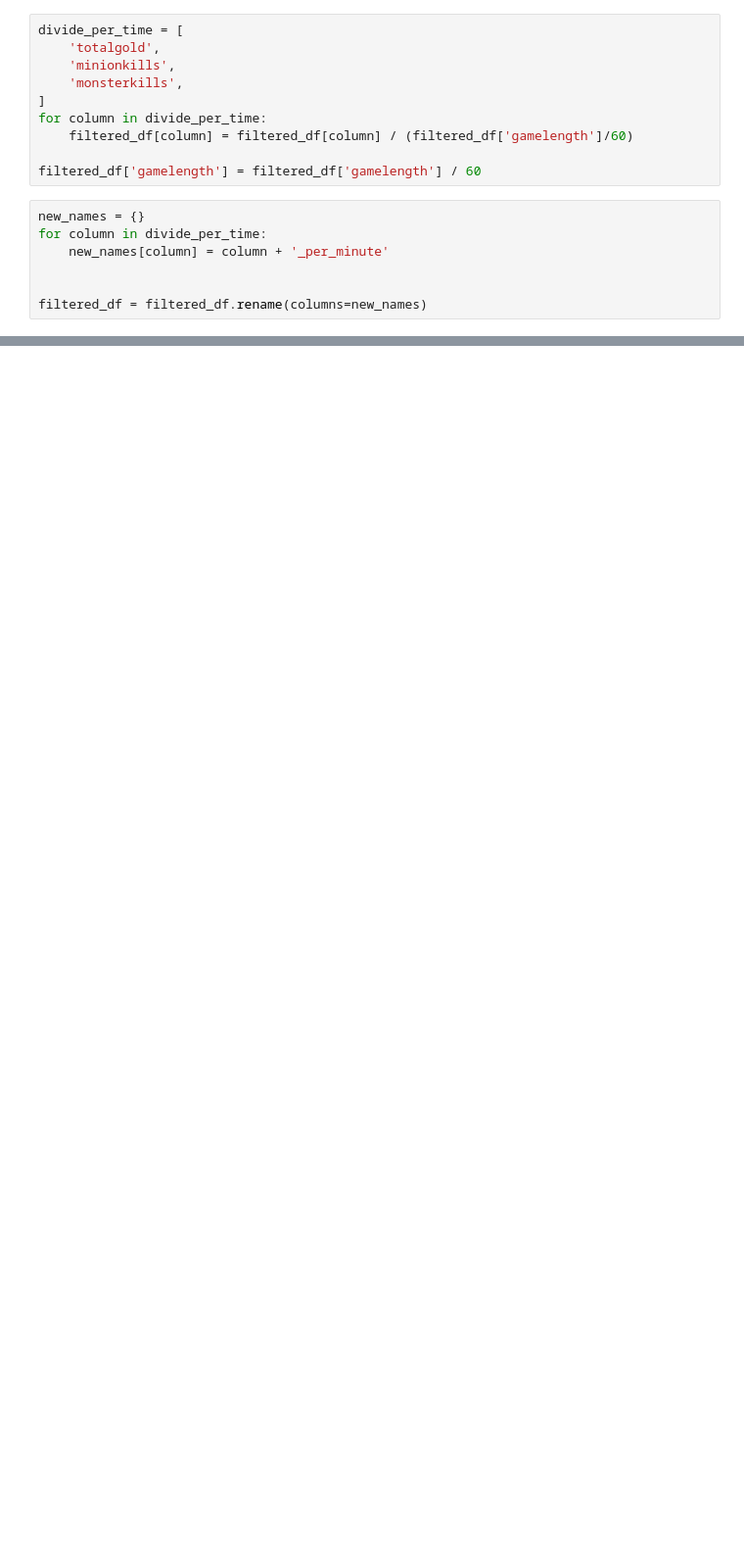
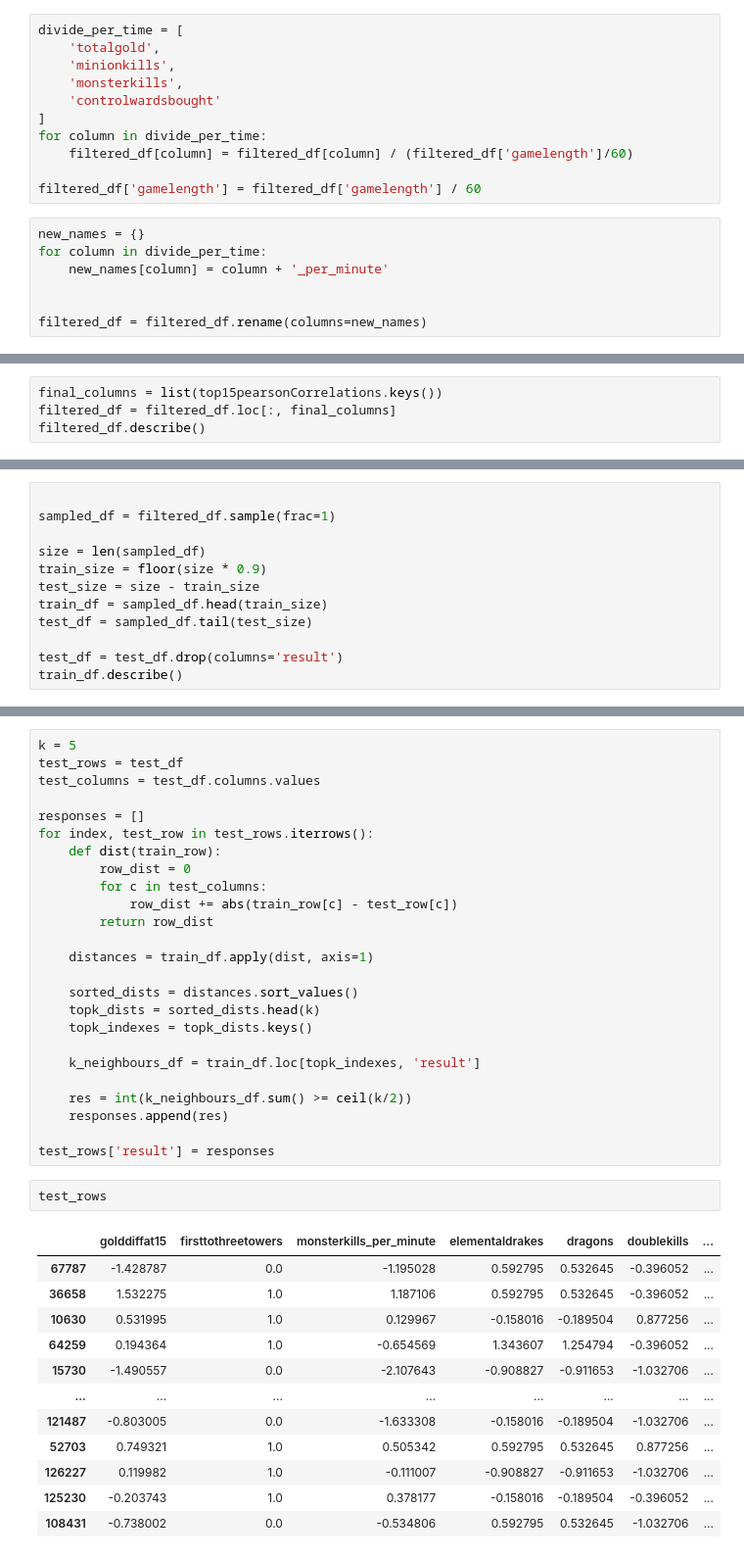
Before and after one commit to heitorfreitasferreira/UFU, a Jupyter notebook: mineracao/lol.ipynb, the cells around one changed output, grey strips where cells are left out. Shown at 98% size. Saved outputs shown, nothing was run; the diff lists cells and outputs as text; blank space fills up the shorter version.

```diff
--- a/mineracao/lol.ipynb
+++ b/mineracao/lol.ipynb
@@ -67,6 +89,7 @@ divide_per_time = [
     'totalgold',
     'minionkills',
     'monsterkills',
+    'controlwardsbought'
 ]
 for column in divide_per_time:
     filtered_df[column] = filtered_df[column] / (filtered_df['gamelength']/60)
@@ -120,0 +158,4 @@ for column in normalize_columns:
+# %%
+final_columns = list(top15pearsonCorrelations.keys())
+filtered_df = filtered_df.loc[:, final_columns]
+filtered_df.describe()
@@ -120,0 +174,12 @@ for column in normalize_columns:
+# %%
+
+sampled_df = filtered_df.sample(frac=1)
+
+size = len(sampled_df)
+train_size = floor(size * 0.9)
+test_size = size - train_size
+train_df = sampled_df.head(train_size)
+test_df = sampled_df.tail(test_size)
+
+test_df = test_df.drop(columns='result')
+train_df.describe()
@@ -120,0 +198,40 @@ for column in normalize_columns:
+# %%
+k = 5
+test_rows = test_df
+test_columns = test_df.columns.values
+
+responses = []
+for index, test_row in test_rows.iterrows():
+    def dist(train_row):
+        row_dist = 0
+        for c in test_columns:
+            row_dist += abs(train_row[c] - test_row[c])
+        return row_dist
+
+    distances = train_df.apply(dist, axis=1)
+
+    sorted_dists = distances.sort_values()
+    topk_dists = sorted_dists.head(k)
+    topk_indexes = topk_dists.keys()
+
+    k_neighbours_df = train_df.loc[topk_indexes, 'result']
+
+    res = int(k_neighbours_df.sum() >= ceil(k/2))
+    responses.append(res)
+
+test_rows['result'] = responses
+# %%
+test_rows
+# %% [output]
+|  | golddiffat15 | firsttothreetowers | monsterkills_per_minute | elementaldrakes | dragons | doublekills | ... |
+| 67787 | -1.428787 | 0.0 | -1.195028 | 0.592795 | 0.532645 | -0.396052 | ... |
+| 36658 | 1.532275 | 1.0 | 1.187106 | 0.592795 | 0.532645 | -0.396052 | ... |
+| 10630 | 0.531995 | 1.0 | 0.129967 | -0.158016 | -0.189504 | 0.877256 | ... |
+| 64259 | 0.194364 | 1.0 | -0.654569 | 1.343607 | 1.254794 | -0.396052 | ... |
+| 15730 | -1.490557 | 0.0 | -2.107643 | -0.908827 | -0.911653 | -1.032706 | ... |
+| ... | ... | ... | ... | ... | ... | ... | ... |
+| 121487 | -0.803005 | 0.0 | -1.633308 | -0.158016 | -0.189504 | -1.032706 | ... |
+| 52703 | 0.749321 | 1.0 | 0.505342 | 0.592795 | 0.532645 | 0.877256 | ... |
+| 126227 | 0.119982 | 1.0 | -0.111007 | -0.908827 | -0.911653 | -1.032706 | ... |
+| 125230 | -0.203743 | 1.0 | 0.378177 | -0.158016 | -0.189504 | -0.396052 | ... |
+| 108431 | -0.738002 | 0.0 | -0.534806 | 0.592795 | 0.532645 | -1.032706 | ... |
```
Also changed, not shown: parts of 18 cells of this notebook, 1 other file.
